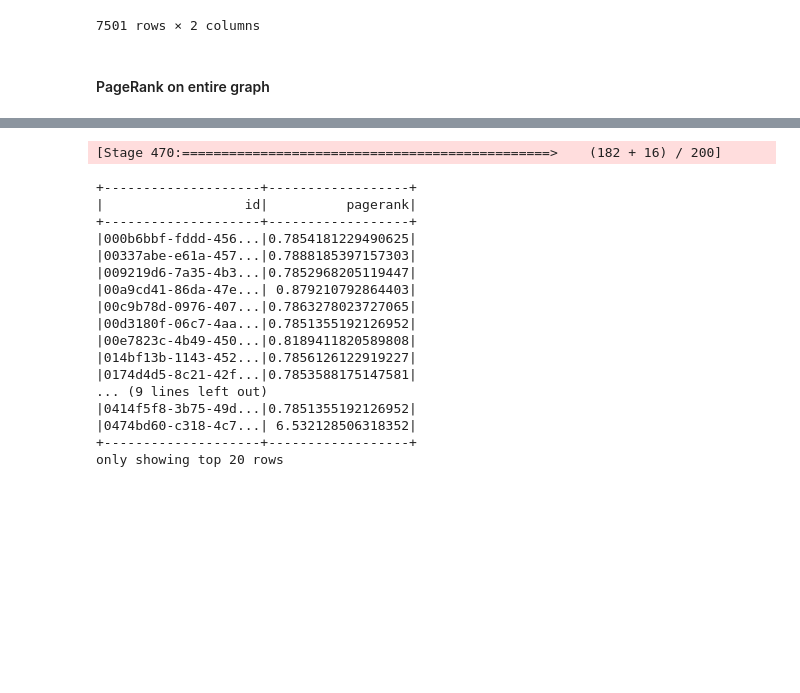
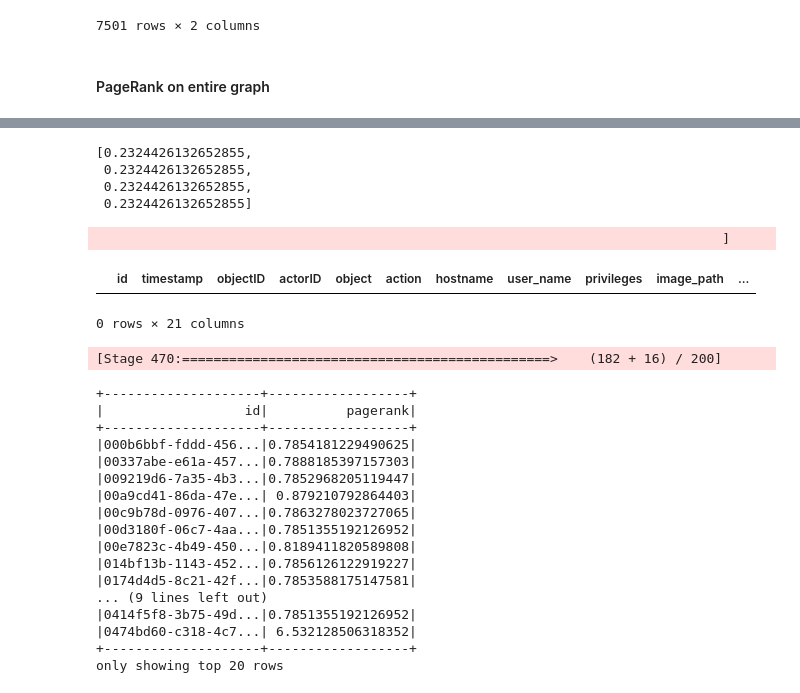
Before and after one commit to MBrend15/Public_Project_Repo, a Jupyter notebook: bam_PR.ipynb, the cells around one changed output, grey strips where cells are left out. Cells and saved outputs as stored; diff of their text form; code cells hidden in the pictures; blank space fills up the shorter version.

Commit message:
Encoding
Data encoding and page rank exploration.

```diff
--- a/bam_PR.ipynb
+++ b/bam_PR.ipynb
@@ -300,0 +341,2 @@ pagerank = g.pageRank(resetProbability=0.15, maxIter=10)
+# %%
+pagerank_v.sort(col('pagerank').desc()).limit(10).show()
@@ -300,0 +363,5 @@ pagerank = g.pageRank(resetProbability=0.15, maxIter=10)
+# %%
+#join both data frames to add pagerank
+#rename id column in pagerank vertices
+pagerank_v = pagerank_v.withColumn('objectID',col('id'))
+pagerank_v = pagerank_v.drop('id')
@@ -300,0 +377,3 @@ pagerank = g.pageRank(resetProbability=0.15, maxIter=10)
+# %%
+#now let's join
+df_1 = df.sort('objectID').join(pagerank_v.sort('objectID'), on = 'objectID')
@@ -300,0 +405,2 @@ pagerank = g.pageRank(resetProbability=0.15, maxIter=10)
+# %%
+pagerank_v.sort('pagerank').limit(5).show()
@@ -301,3 +418,17 @@ pagerank = g.pageRank(resetProbability=0.15, maxIter=10)
+# %%
+bins
+# %% [output]
+[0.2324426132652855,
+ 0.2324426132652855,
+ 0.2324426132652855,
+ 0.2324426132652855]
+# %%
+#answer yes, what about actor IDs?
+df.where(col('actorID') == pagerank_v.select('id').collect()[0][0]).toPandas()
+# %% [output]
+                                                                                ]
+|  | id | timestamp | objectID | actorID | object | action | hostname | user_name | privileges | image_path | ... |
+0 rows × 21 columns
 # %%
 pagerank_vertices = pagerank.vertices
 pagerank_vertices.show()
```
Also changed, not shown: parts of 16 cells of this notebook, 4 other files.
